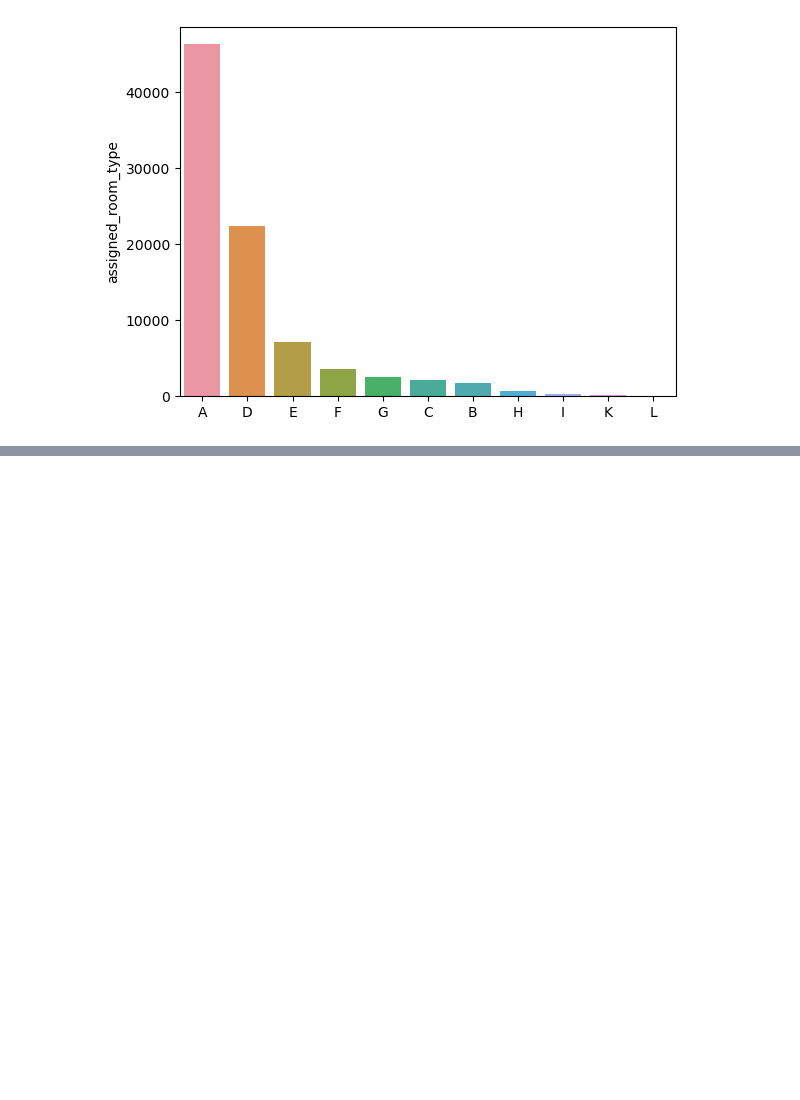
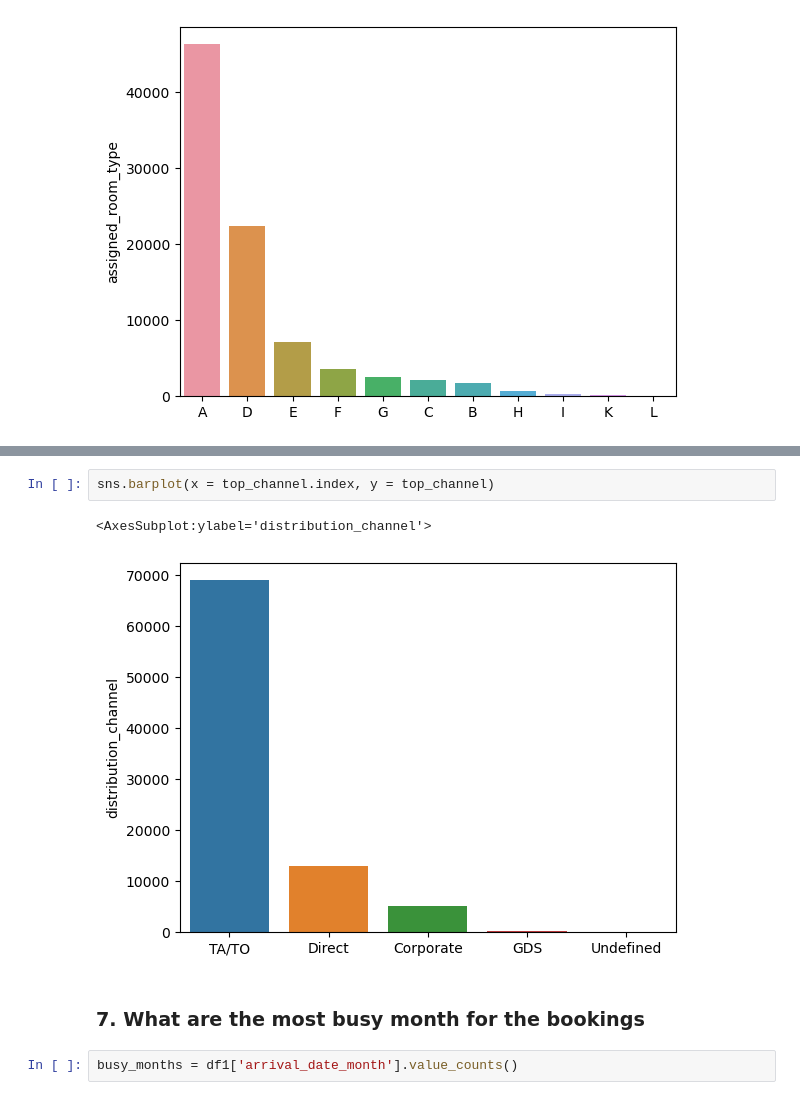
Before and after one commit to muchammadwr/EDA_hotel_bookings, a Jupyter notebook: hotel_bookings.ipynb, the cells around one changed output, grey strips where cells are left out. Drawn from its saved outputs; the diff is of its cells as text; blank space fills up the shorter version.

```diff
--- a/hotel_bookings.ipynb
+++ b/hotel_bookings.ipynb
@@ -615,0 +713,9 @@ sns.barplot(x = top_room.index, y = top_room)
+# %%
+sns.barplot(x = top_channel.index, y = top_channel)
+# %% [output]
+<AxesSubplot:ylabel='distribution_channel'>
+[figure, added]
+# %% [markdown]
+### 7. What are the most busy month for the bookings
+# %%
+busy_months = df1['arrival_date_month'].value_counts()
```
Also changed, not shown: parts of 29 cells of this notebook.
